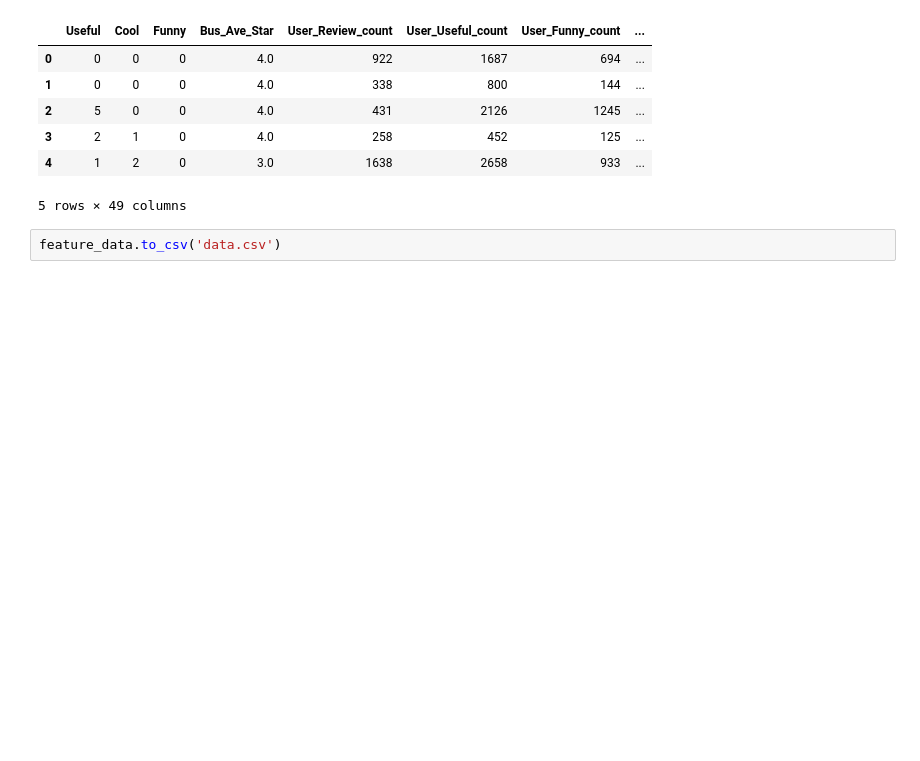
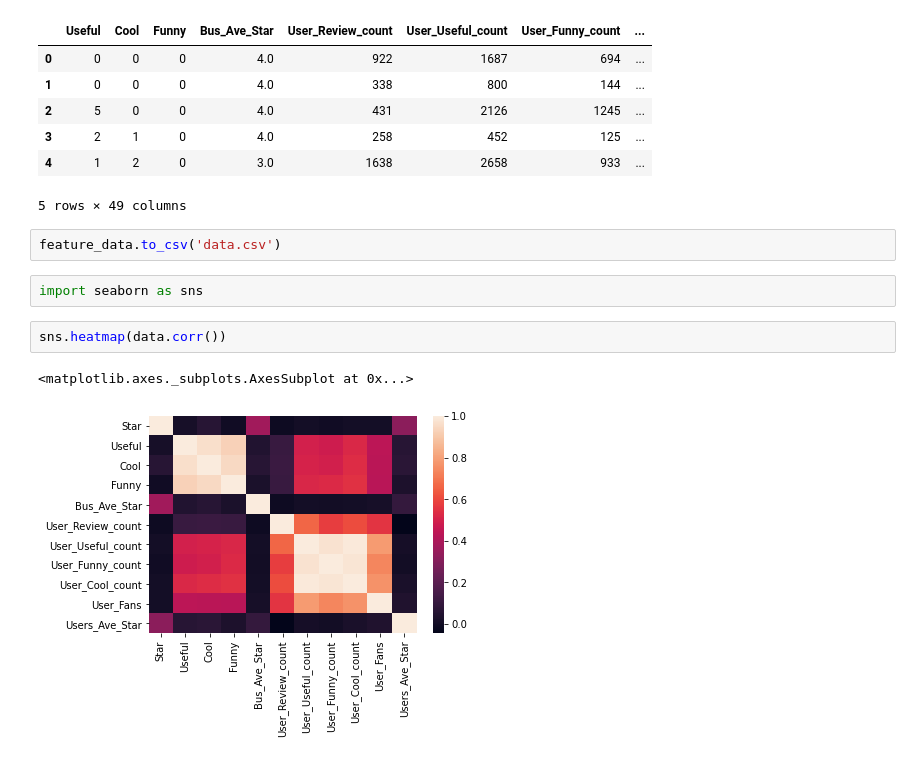
Before and after one commit to acgowda/yelp-sentiment, a Jupyter notebook: data_exploration.ipynb, the cells around one changed output. Cells and saved outputs as stored; diff of their text form; blank space fills up the shorter version.

```diff
--- a/data_exploration.ipynb
+++ b/data_exploration.ipynb
@@ -185,3 +218,10 @@ feature_data.head()
 5 rows × 49 columns
 # %%
 feature_data.to_csv('data.csv')
+# %%
+import seaborn as sns
+# %%
+sns.heatmap(data.corr())
+# %% [output]
+<matplotlib.axes._subplots.AxesSubplot at 0x...>
+[figure, added]
```
Also changed, not shown: parts of 7 cells of this notebook, 5 other files.
